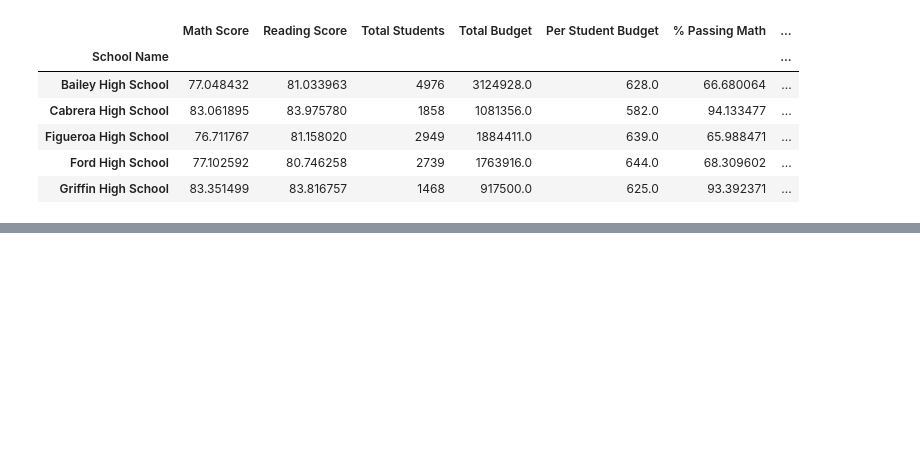
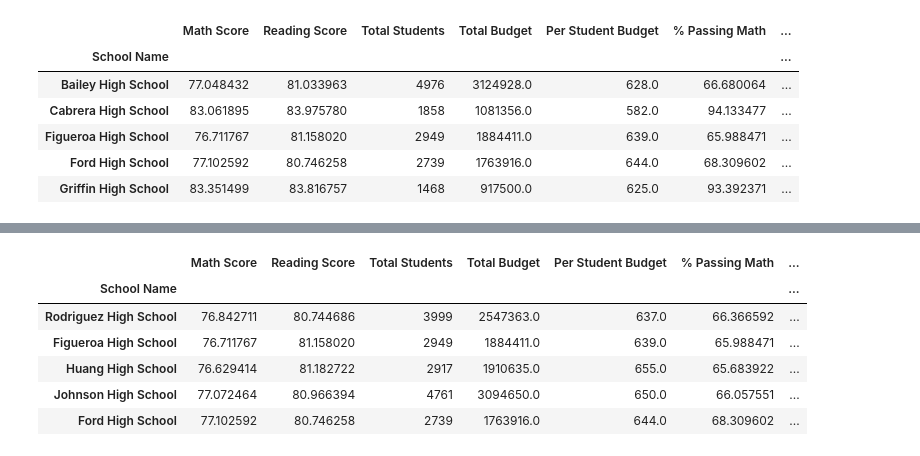
Before and after one commit to tc-sabr/school_testing_analysis, a Jupyter notebook: School_District_Analysis.ipynb, the cells around one changed output, grey strips where cells are left out. Cells and saved outputs as stored; diff of their text form; code cells hidden in the pictures; blank space fills up the shorter version.

```diff
--- a/School_District_Analysis.ipynb
+++ b/School_District_Analysis.ipynb
@@ -326,0 +340,13 @@ raw_school_summary.head()
+# %%
+#bottom 5 performing schools based on overall passing
+bottom_performers = raw_school_summary.sort_values('% Overall Passing')
+
+bottom_performers.head()
+# %% [output]
+|  | Math Score | Reading Score | Total Students | Total Budget | Per Student Budget | % Passing Math | ... |
+| School Name |  |  |  |  |  |  | ... |
+| Rodriguez High School | 76.842711 | 80.744686 | 3999 | 2547363.0 | 637.0 | 66.366592 | ... |
+| Figueroa High School | 76.711767 | 81.158020 | 2949 | 1884411.0 | 639.0 | 65.988471 | ... |
+| Huang High School | 76.629414 | 81.182722 | 2917 | 1910635.0 | 655.0 | 65.683922 | ... |
+| Johnson High School | 77.072464 | 80.966394 | 4761 | 3094650.0 | 650.0 | 66.057551 | ... |
+| Ford High School | 77.102592 | 80.746258 | 2739 | 1763916.0 | 644.0 | 68.309602 | ... |
```
Also changed, not shown: parts of 1 cell of this notebook.
